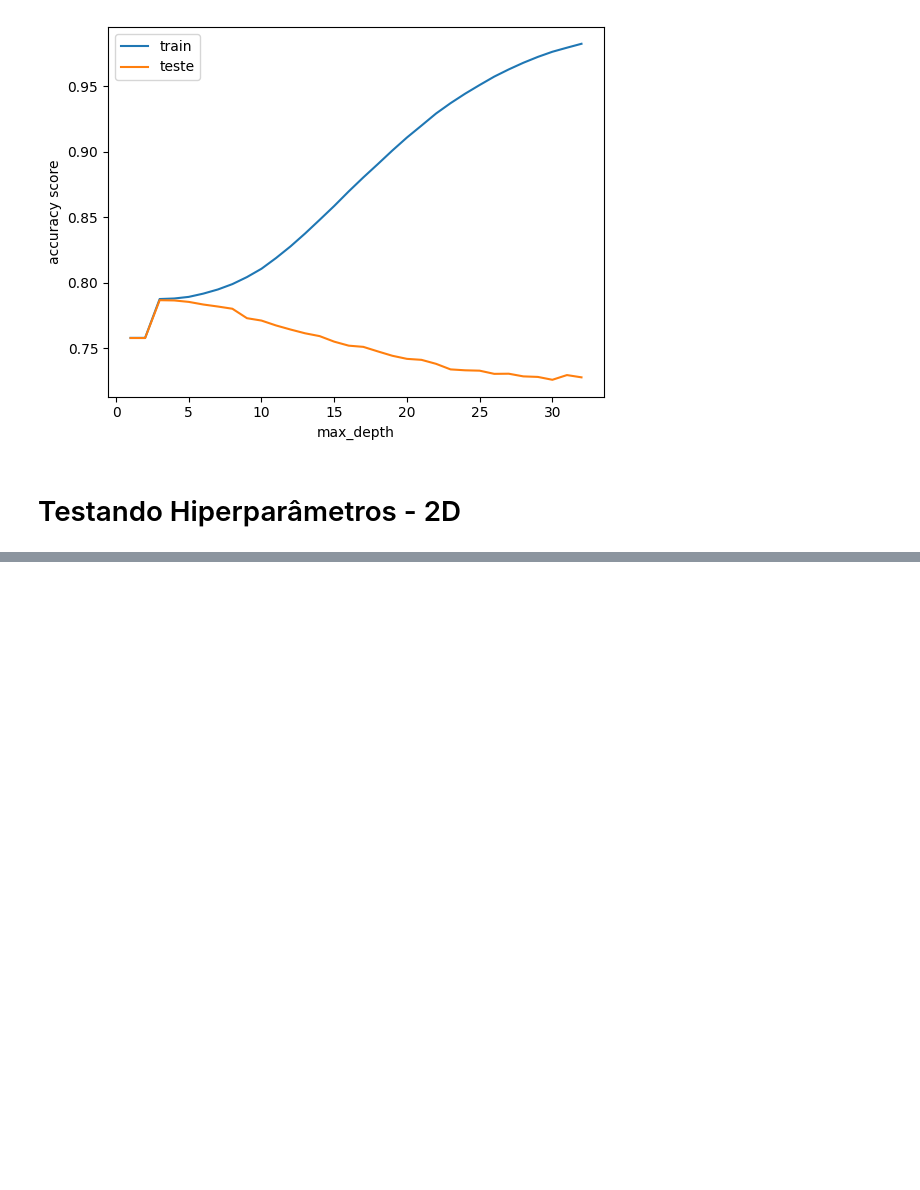
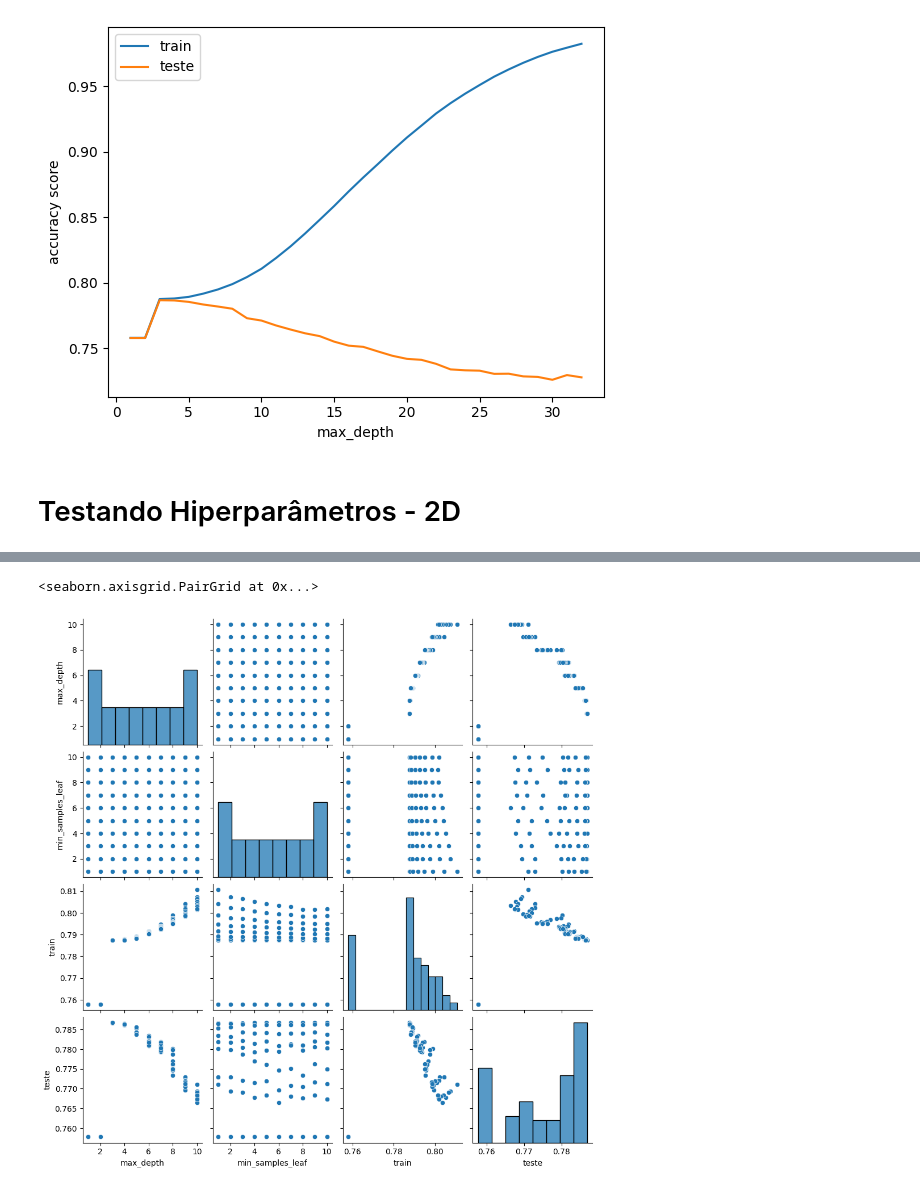
Before and after one commit to Guilherme-Ataliba/Alura-MachineLearning, a Jupyter notebook: ML_otimizacao_de_modelos_hiperparametros/Untitled.ipynb, the cells around one changed output, grey strips where cells are left out. Drawn from its saved outputs; the diff is of its cells as text; code cells hidden in the pictures; blank space fills up the shorter version.

```diff
--- a/ML_otimizacao_de_modelos_hiperparametros/Untitled.ipynb
+++ b/ML_otimizacao_de_modelos_hiperparametros/Untitled.ipynb
@@ -256,0 +275,5 @@ plt.legend()
+# %%
+sns.pairplot(resultados)
+# %% [output]
+<seaborn.axisgrid.PairGrid at 0x...>
+[figure, added]
```
Also changed, not shown: parts of 25 cells of this notebook, 5 other files.
